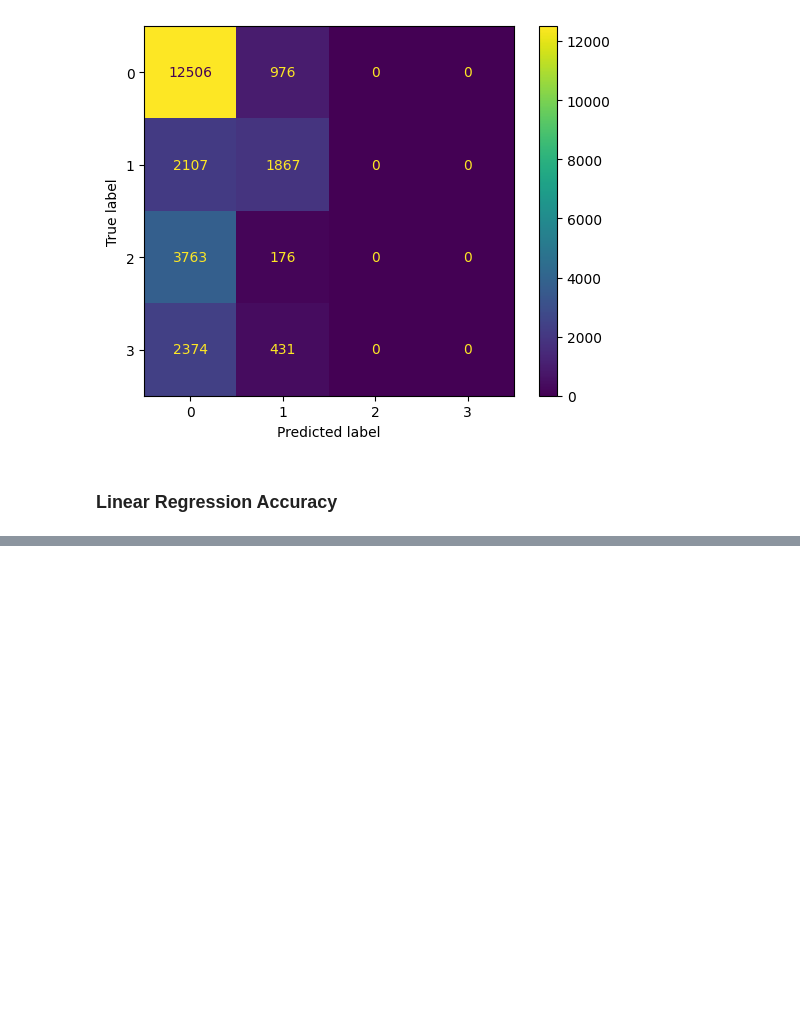
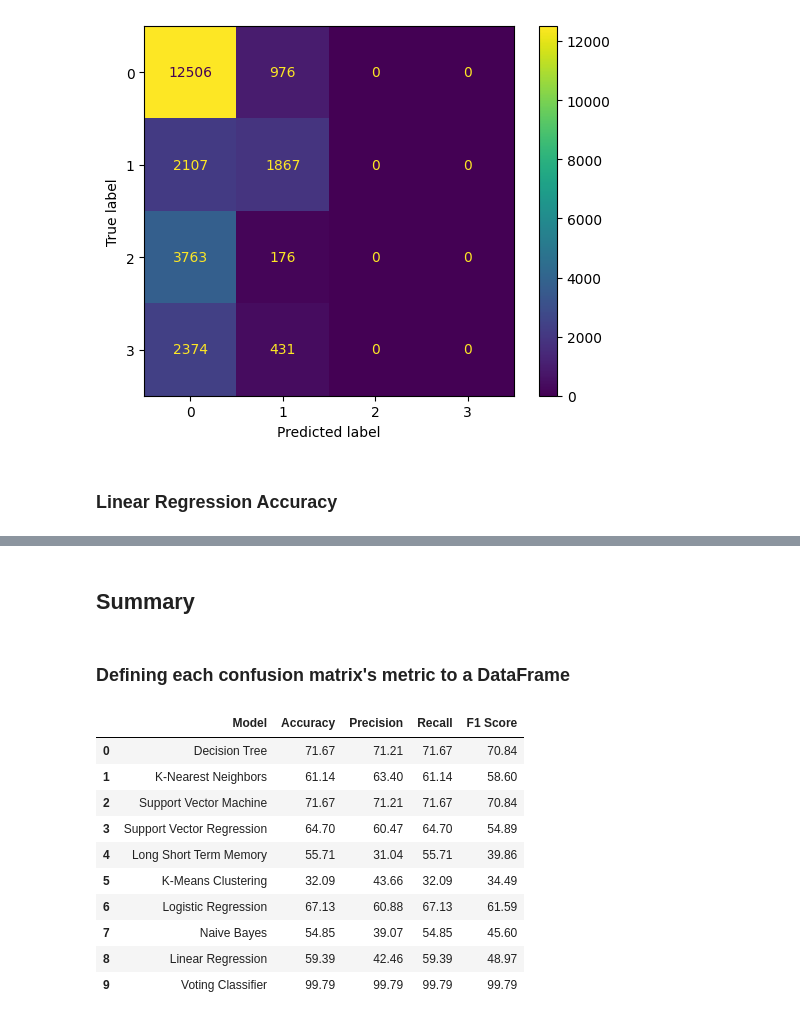
Before and after one commit to sammmms/Artificial-IntelligenceTugas, a Jupyter notebook: 221110680_SamuelOnasis.ipynb, the cells around one changed output, grey strips where cells are left out. Cells and saved outputs as stored; diff of their text form; code cells hidden in the pictures; blank space fills up the shorter version.

```diff
--- a/221110680_SamuelOnasis.ipynb
+++ b/221110680_SamuelOnasis.ipynb
@@ -316,0 +393,12 @@ Metrics F1 Score : 99.33%
+# %%
+metrics_accuracy = round(metrics.accuracy_score(y_test, predicted_encoded) * 100,2)
+metrics_precision = round(metrics.precision_score(y_test, predicted_encoded, average='weighted', zero_division=0) * 100,2)
+metrics_recall = round(metrics.recall_score(y_test, predicted_encoded, average='weighted', zero_division=0) * 100,2)
+metrics_f1 = round(metrics.f1_score(y_test, predicted_encoded, average='weighted', zero_division=0) * 100,2)
+
+metrics_array += [["Support Vector Regression", metrics_accuracy, metrics_precision, metrics_recall, metrics_f1]]
+
+print("Metrics Accuracy :", metrics_accuracy, "%")
+print("Metrics Precision :", metrics_precision, "%")
+print("Metrics Recall :", metrics_recall, "%")
+print("Metrics F1 Score :", metrics_f1, "%")
@@ -779,0 +976,20 @@ Metrics F1 Score : 48.97%
+# %% [markdown]
+## Summary
+# %% [markdown]
+### Defining each confusion matrix's metric to a DataFrame
+# %%
+metric_dataframe = pd.DataFrame(metrics_array, columns=['Model', 'Accuracy', 'Precision', 'Recall', 'F1 Score'])
+
+metric_dataframe
+# %% [output]
+|  | Model | Accuracy | Precision | Recall | F1 Score |
+| 0 | Decision Tree | 71.67 | 71.21 | 71.67 | 70.84 |
+| 1 | K-Nearest Neighbors | 61.14 | 63.40 | 61.14 | 58.60 |
+| 2 | Support Vector Machine | 71.67 | 71.21 | 71.67 | 70.84 |
+| 3 | Support Vector Regression | 64.70 | 60.47 | 64.70 | 54.89 |
+| 4 | Long Short Term Memory | 55.71 | 31.04 | 55.71 | 39.86 |
+| 5 | K-Means Clustering | 32.09 | 43.66 | 32.09 | 34.49 |
+| 6 | Logistic Regression | 67.13 | 60.88 | 67.13 | 61.59 |
+| 7 | Naive Bayes | 54.85 | 39.07 | 54.85 | 45.60 |
+| 8 | Linear Regression | 59.39 | 42.46 | 59.39 | 48.97 |
+| 9 | Voting Classifier | 99.79 | 99.79 | 99.79 | 99.79 |
```
Also changed, not shown: parts of 47 cells of this notebook.
